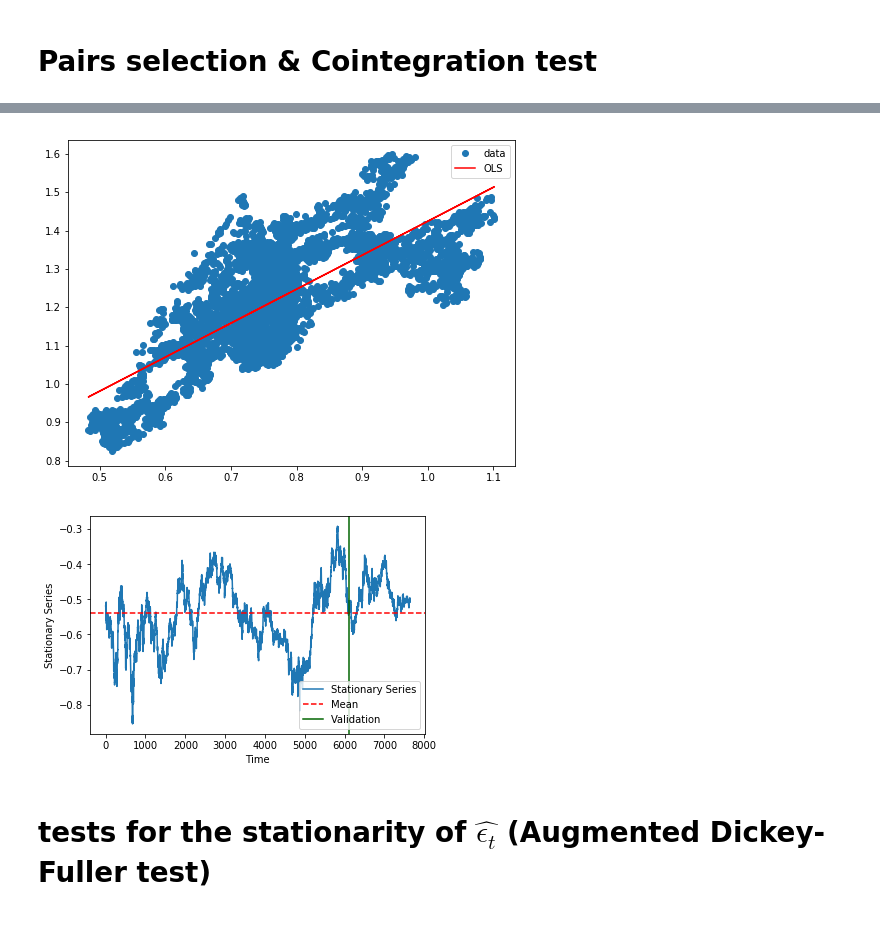
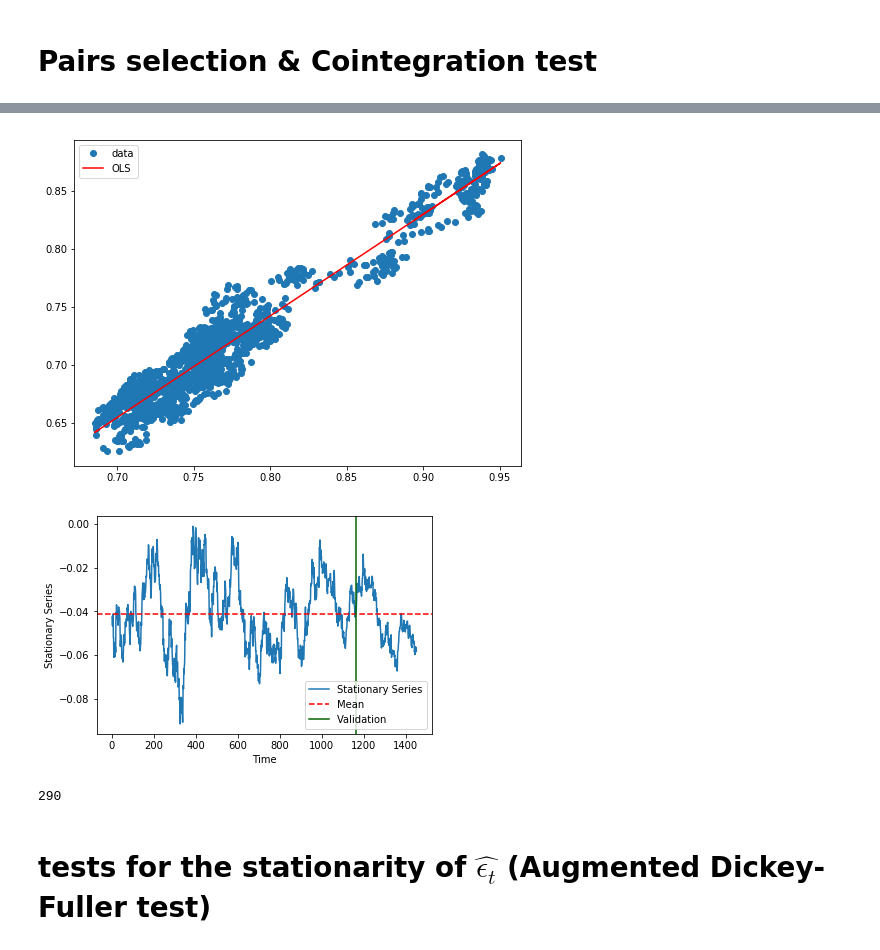
Before and after one commit to thtang/Pair-trading, a Jupyter notebook: src/pair_trading_dev.ipynb, the cells around one changed output, grey strips where cells are left out. Saved outputs shown, nothing was run; the diff lists cells and outputs as text; code cells hidden in the pictures.

```diff
--- a/src/pair_trading_dev.ipynb
+++ b/src/pair_trading_dev.ipynb
@@ -34,5 +25,7 @@ df.columns = ["Date", "AUD", "EUR", "GBP", "NZD"]
 # %%
 prices_df = df[["AUD", "EUR", "GBP", "NZD"]]
+
+prices_df = prices_df.iloc[6192:,].reset_index(drop=True) # from 2009-01-01
 # %% [markdown]
 # Pairs selection & Cointegration test
 # %%
@@ -58,2 +50,5 @@ plt.show()
+# %%
+stock_df1 = prices_df["AUD"]
+stock_df2 = prices_df["NZD"]
 # %%
 val_num = int(len(stock_df1)*0.2)
@@ -98,11 +71,11 @@ Warnings:
 # %%
 fig, ax = plt.subplots(figsize=(8,6))
-ax.plot(x, y, 'o', label="data")
-ax.plot(x, result.fittedvalues, 'r', label="OLS")
+ax.plot(stock_df1, stock_df2,'o', label="data")
+ax.plot(stock_df1, stock_df1*gamma+u, 'r', label="OLS")
 ax.legend(loc='best')
 plt.show()
 # %% [output]
-[figure, old version]
+[figure, new version]
 # %%
 plt.plot(gamma*stock_df1-stock_df2);
 plt.axhline((gamma*stock_df1-stock_df2).mean(), color="red", linestyle="--")
@@ -111,7 +84,11 @@ plt.xlabel("Time"); plt.ylabel("Stationary Series")
 plt.legend(["Stationary Series", "Mean","Validation"], loc="best")
 plt.show()
 # %% [output]
-[figure, old version]
+[figure, new version]
+# %%
+val_num
+# %% [output]
+290
 # %% [markdown]
 # tests for the stationarity of $\hat{\epsilon_t}$ (Augmented Dickey-Fuller test)
 # %%
```
Also changed, not shown: parts of 24 cells of this notebook, 2 other files.
